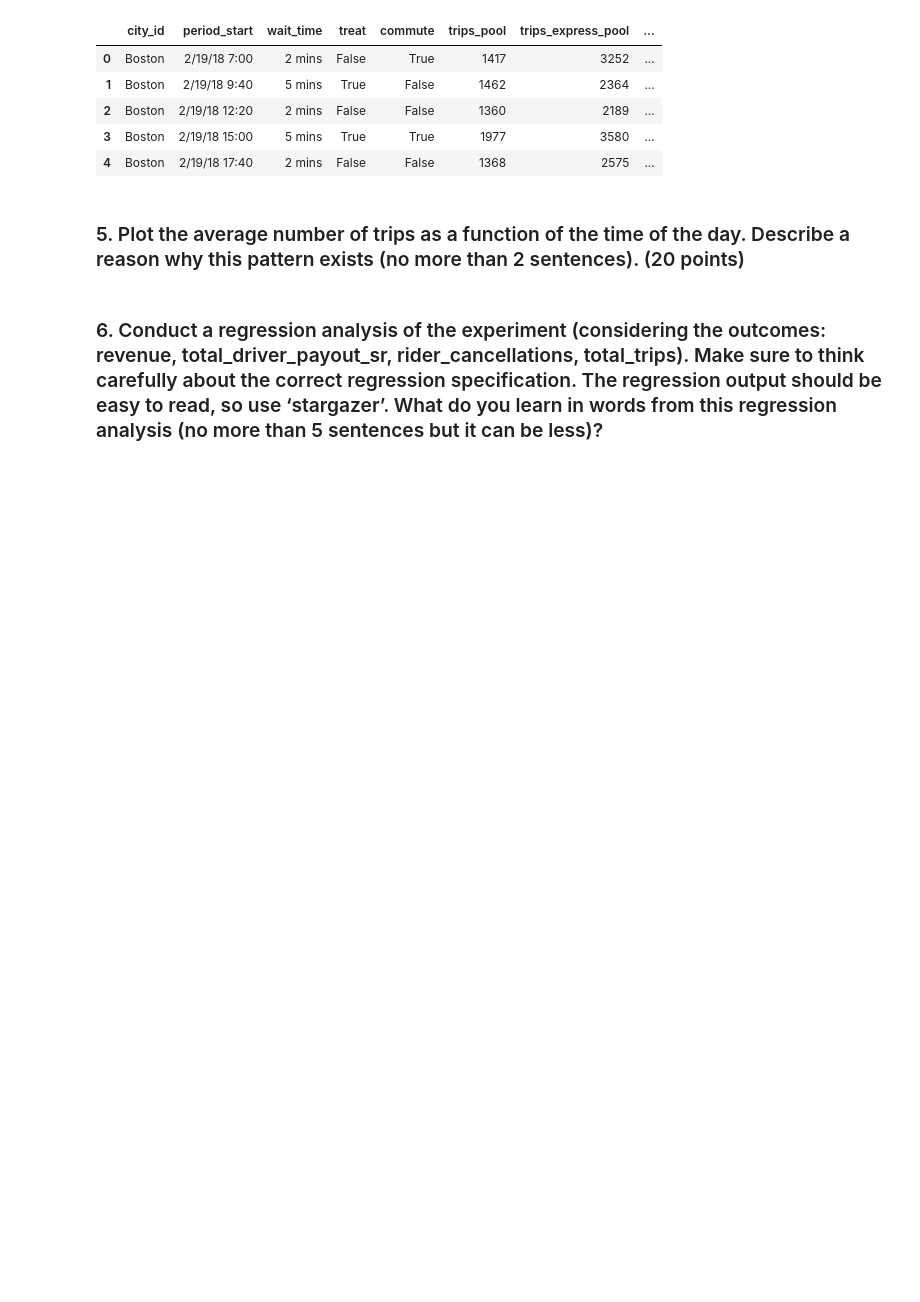
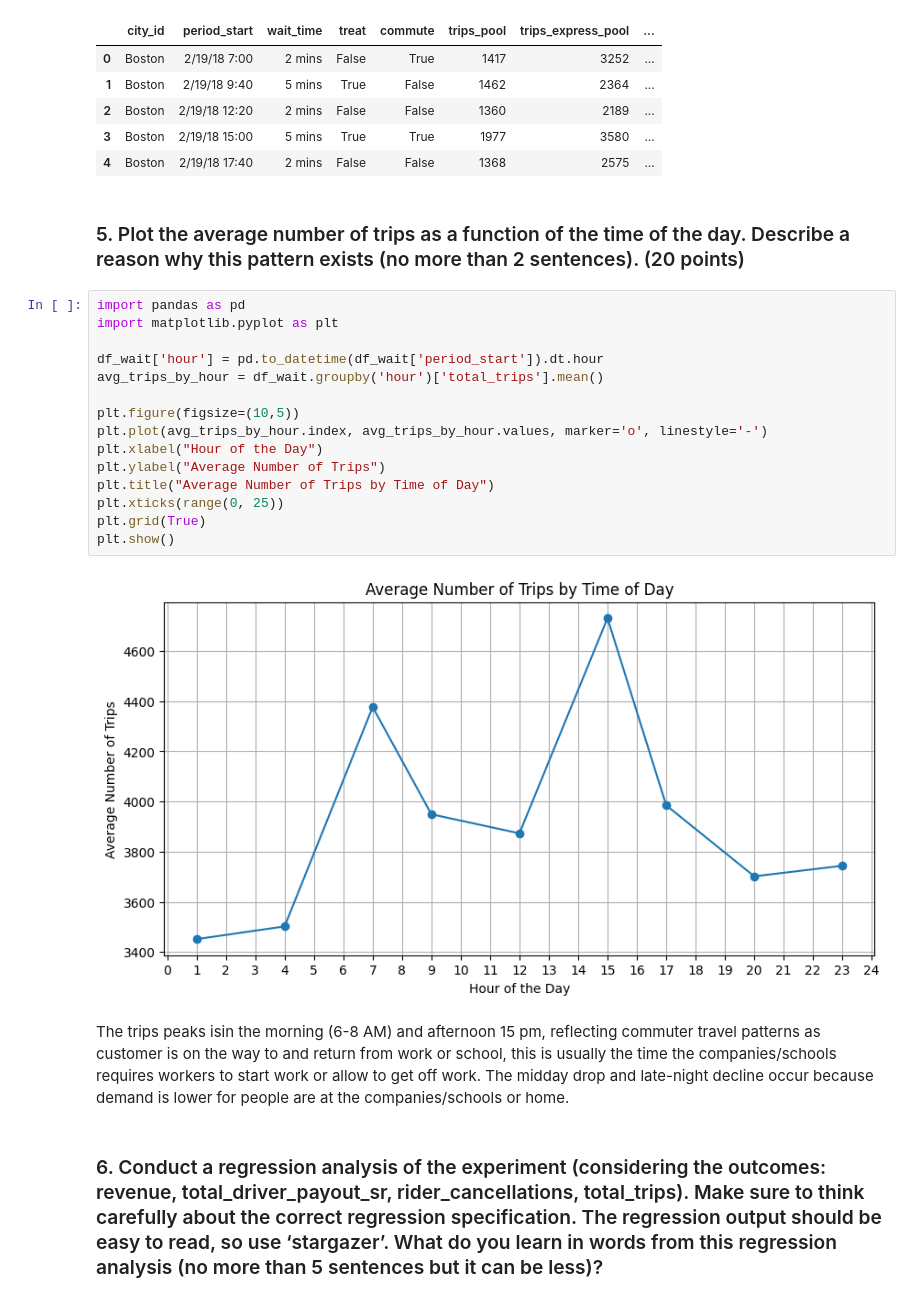
Before and after one commit to MANYI-anewbird/775, a Jupyter notebook: assignment4_uber.ipynb, the cells around one changed output. Drawn from its saved outputs; the diff is of its cells as text; blank space fills up the shorter version.

```diff
--- a/assignment4_uber.ipynb
+++ b/assignment4_uber.ipynb
@@ -39,6 +39,25 @@ df_wait.head()
 | 4 | Boston | 2/19/18 17:40 | 2 mins | False | False | 1368 | 2575 | ... |
 # %% [markdown]
 ###  5. Plot the average number of trips as a function of the time of the day. Describe a reason why this pattern exists (no more than 2 sentences). (20 points)
+# %%
+import pandas as pd
+import matplotlib.pyplot as plt
+
+df_wait['hour'] = pd.to_datetime(df_wait['period_start']).dt.hour
+avg_trips_by_hour = df_wait.groupby('hour')['total_trips'].mean()
+
+plt.figure(figsize=(10,5))
+plt.plot(avg_trips_by_hour.index, avg_trips_by_hour.values, marker='o', linestyle='-')
+plt.xlabel("Hour of the Day")
+plt.ylabel("Average Number of Trips")
+plt.title("Average Number of Trips by Time of Day")
+plt.xticks(range(0, 25))
+plt.grid(True)
+plt.show()
+# %% [output]
+[figure, added]
+# %% [markdown]
+The trips peaks  isin the morning (6-8 AM) and afternoon 15 pm, reflecting commuter travel patterns as customer is on the way to and return from work or school, this is usually the time the companies/schools requires workers to start work or allow to get off work. The midday drop and late-night decline occur because demand is lower for people are at the companies/schools or home.
 # %% [markdown]
 ###  6. Conduct a regression analysis of the experiment (considering the outcomes: revenue, total_driver_payout_sr, rider_cancellations, total_trips). Make sure to think carefully about the correct regression specification. The regression output should be easy to read, so use ‘stargazer’. What do you learn in words from this regression analysis (no more than 5 sentences but it can be less)?
 # %% [markdown]
```
